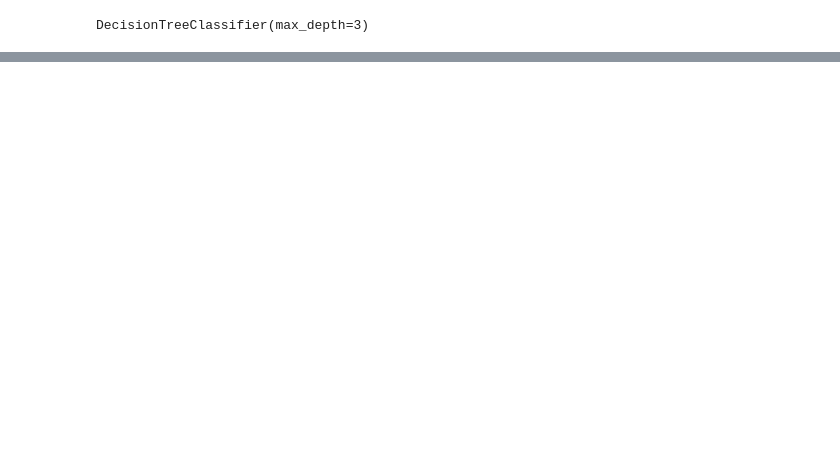
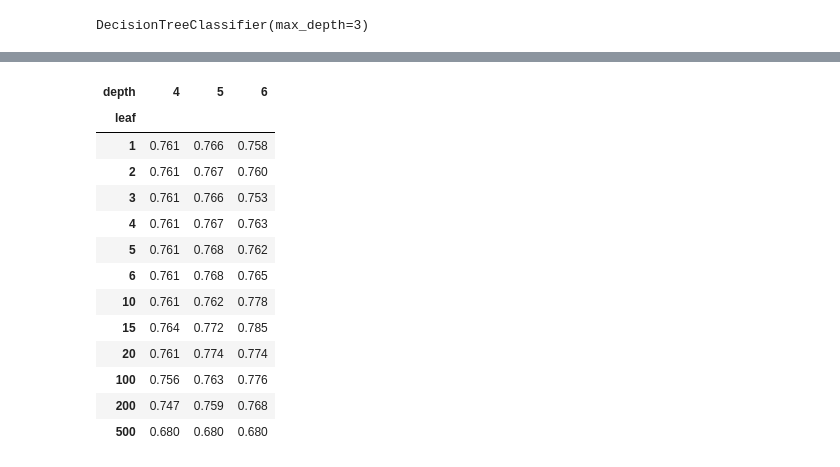
Before and after one commit to drone117/ml_zoomcamp, a Jupyter notebook: homework/06/credit_risk.ipynb, the cells around one changed output, grey strips where cells are left out. Cells and saved outputs as stored; diff of their text form; code cells hidden in the pictures; blank space fills up the shorter version.

```diff
--- a/homework/06/credit_risk.ipynb
+++ b/homework/06/credit_risk.ipynb
@@ -307,0 +769,7 @@ DecisionTreeClassifier(max_depth=3)
+# %%
+for depth in [1, 2, 3, 4, 5, 6, 10, 15, 20, None]:
+    dt = DecisionTreeClassifier(max_depth=depth)
+    dt.fit(X_train, y_train)
+    y_pred = dt.predict_proba(X_val)[:, 1]
+    auc = roc_auc_score(y_val, y_pred)
+    print(f"{str(depth):4} -> auc={auc:.3f}")
@@ -307,0 +790,8 @@ DecisionTreeClassifier(max_depth=3)
+# %%
+for depth in [4, 5, 6]:
+    for leaf in [1, 2, 3, 4, 5, 6, 10, 15, 20, 100, 200, 500]:
+        dt = DecisionTreeClassifier(max_depth=depth, min_samples_leaf=leaf)
+        dt.fit(X_train, y_train)
+        y_pred = dt.predict_proba(X_val)[:, 1]
+        auc = roc_auc_score(y_val, y_pred)
+        print(f"{str(depth):4} + {leaf:4} -> auc={auc:.3f}")
@@ -307,0 +816,11 @@ DecisionTreeClassifier(max_depth=3)
+# %%
+scores = []
+for depth in [4, 5, 6]:
+    for leaf in [1, 2, 3, 4, 5, 6, 10, 15, 20, 100, 200, 500]:
+        dt = DecisionTreeClassifier(max_depth=depth, min_samples_leaf=leaf)
+        dt.fit(X_train, y_train)
+        y_pred = dt.predict_proba(X_val)[:, 1]
+        auc = roc_auc_score(y_val, y_pred)
+        scores.append((depth, leaf, auc))
+df_scores = pd.DataFrame(scores, columns=["depth", "leaf", "auc"])
+df_scores[df_scores.auc == max(df_scores.auc)]
@@ -307,0 +850,18 @@ DecisionTreeClassifier(max_depth=3)
+# %%
+df_scores_pivot = df_scores.pivot(index="leaf", columns=["depth"], values="auc")
+df_scores_pivot.round(3)
+# %% [output]
+| depth | 4 | 5 | 6 |
+| leaf |  |  |  |
+| 1 | 0.761 | 0.766 | 0.758 |
+| 2 | 0.761 | 0.767 | 0.760 |
+| 3 | 0.761 | 0.766 | 0.753 |
+| 4 | 0.761 | 0.767 | 0.763 |
+| 5 | 0.761 | 0.768 | 0.762 |
+| 6 | 0.761 | 0.768 | 0.765 |
+| 10 | 0.761 | 0.762 | 0.778 |
+| 15 | 0.764 | 0.772 | 0.785 |
+| 20 | 0.761 | 0.774 | 0.774 |
+| 100 | 0.756 | 0.763 | 0.776 |
+| 200 | 0.747 | 0.759 | 0.768 |
+| 500 | 0.680 | 0.680 | 0.680 |
```
Also changed, not shown: parts of 40 cells of this notebook.
